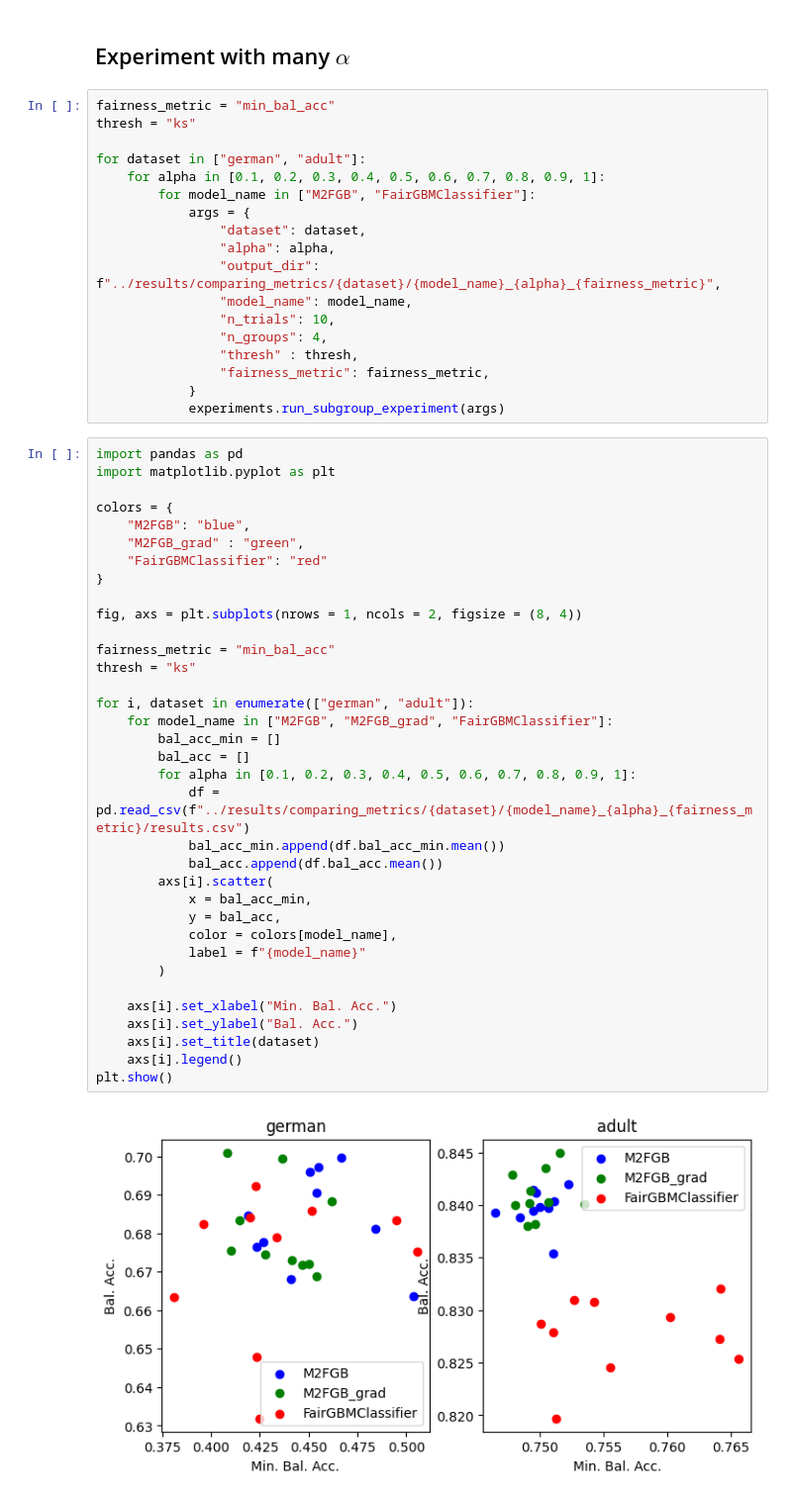
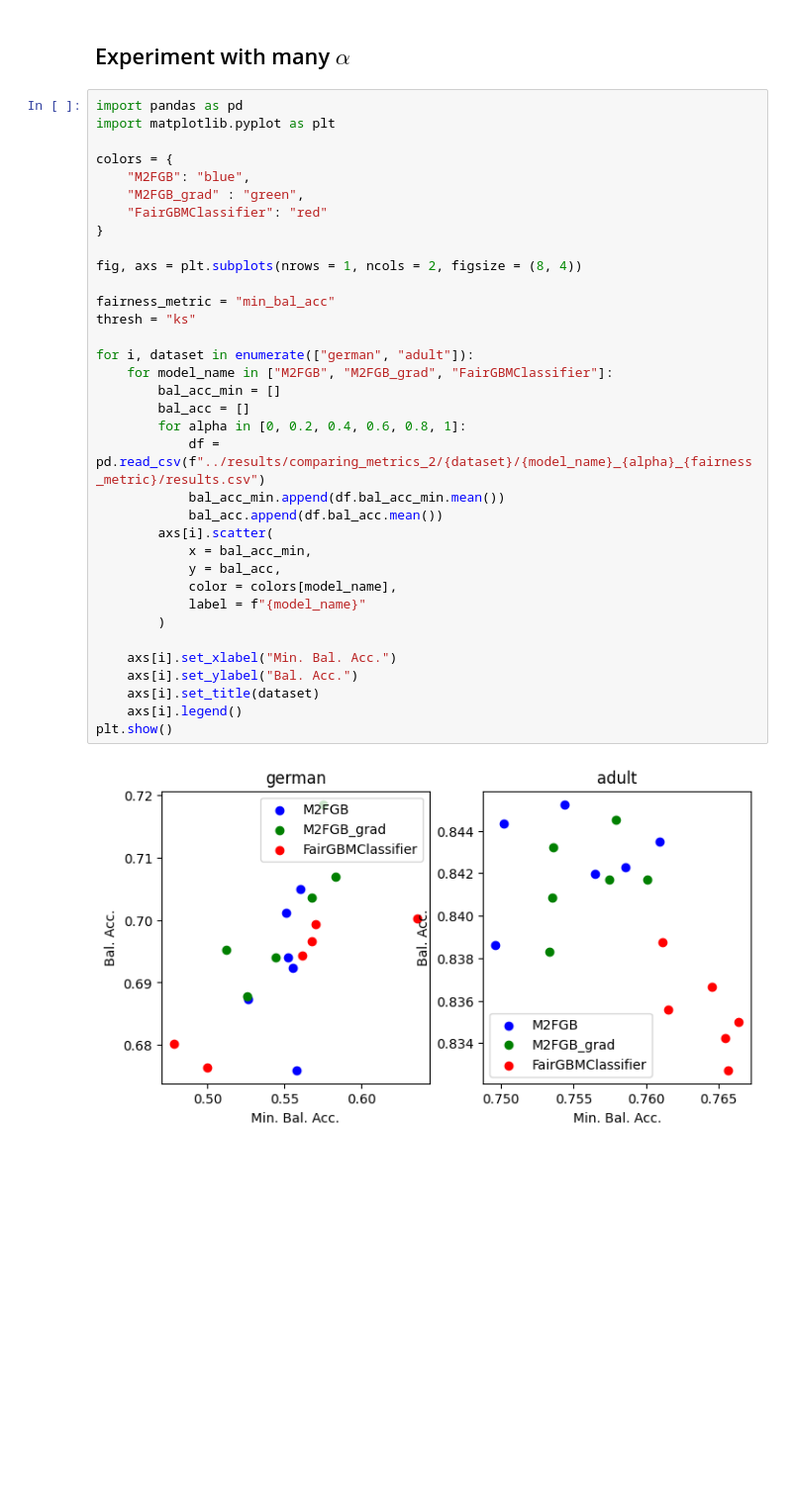
Before and after one commit to hiaac-finance/m2fgb, a Jupyter notebook: notebooks/testing_new_metrics.ipynb, the cells around one changed output. Shown at 99% size. Drawn from its saved outputs; the diff is of its cells as text; blank space fills up the shorter version.

Commit message:
run again experiments with more trials and 5 folds

```diff
--- a/notebooks/testing_new_metrics.ipynb
+++ b/notebooks/testing_new_metrics.ipynb
@@ -243,23 +260,5 @@ M2FGB
 # %% [markdown]
 ## Experiment with many $\alpha$
-# %%
-fairness_metric = "min_bal_acc"
-thresh = "ks"
-
-for dataset in ["german", "adult"]:
-    for alpha in [0.1, 0.2, 0.3, 0.4, 0.5, 0.6, 0.7, 0.8, 0.9, 1]:
-        for model_name in ["M2FGB", "FairGBMClassifier"]:
-            args = {
-                "dataset": dataset,
-                "alpha": alpha,
-                "output_dir": f"../results/comparing_metrics/{dataset}/{model_name}_{alpha}_{fairness_metric}",
-                "model_name": model_name,
-                "n_trials": 10,
-                "n_groups": 4,
-                "thresh" : thresh,
-                "fairness_metric": fairness_metric,
-            }
-            experiments.run_subgroup_experiment(args)
 # %%
 import pandas as pd
 import matplotlib.pyplot as plt
@@ -267,36 +266,36 @@ import matplotlib.pyplot as plt
 colors = {
     "M2FGB": "blue",
     "M2FGB_grad" : "green",
     "FairGBMClassifier": "red"
 }
 
 fig, axs = plt.subplots(nrows = 1, ncols = 2, figsize = (8, 4))
 
 fairness_metric = "min_bal_acc"
 thresh = "ks"
 
 for i, dataset in enumerate(["german", "adult"]):
     for model_name in ["M2FGB", "M2FGB_grad", "FairGBMClassifier"]:
         bal_acc_min = []
         bal_acc = []
-        for alpha in [0.1, 0.2, 0.3, 0.4, 0.5, 0.6, 0.7, 0.8, 0.9, 1]:
-            df = pd.read_csv(f"../results/comparing_metrics/{dataset}/{model_name}_{alpha}_{fairness_metric}/results.csv")
+        for alpha in [0, 0.2, 0.4, 0.6, 0.8, 1]:
+            df = pd.read_csv(f"../results/comparing_metrics_2/{dataset}/{model_name}_{alpha}_{fairness_metric}/results.csv")
             bal_acc_min.append(df.bal_acc_min.mean())
             bal_acc.append(df.bal_acc.mean())
         axs[i].scatter(
             x = bal_acc_min,
             y = bal_acc,
             color = colors[model_name],
             label = f"{model_name}"
         )
 
     axs[i].set_xlabel("Min. Bal. Acc.")
     axs[i].set_ylabel("Bal. Acc.")
     axs[i].set_title(dataset)
     axs[i].legend()
 plt.show()
 # %% [output]
-[figure, old version]
+[figure, new version]
 # %%
 import pandas as pd
 import matplotlib.pyplot as plt
```
Also changed, not shown: parts of 8 cells of this notebook, 1 other file.
